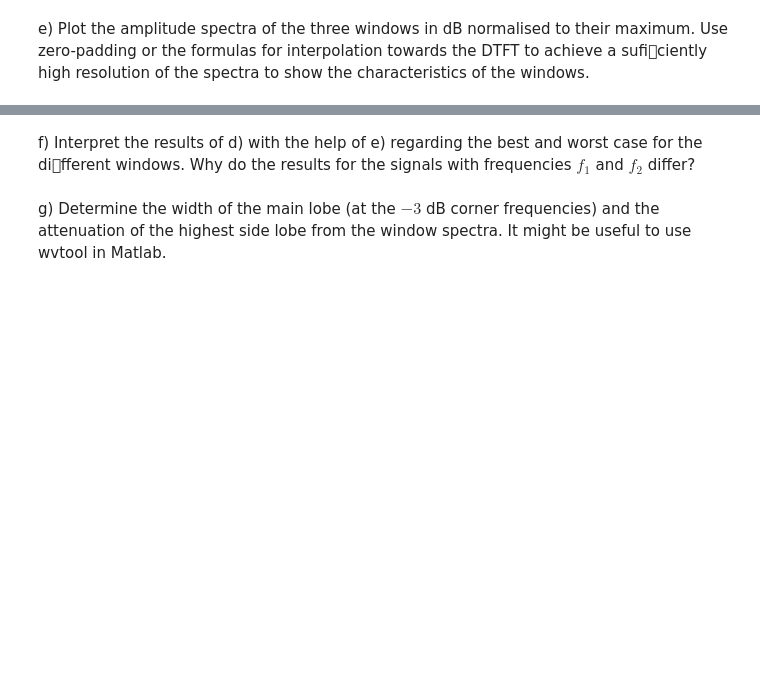
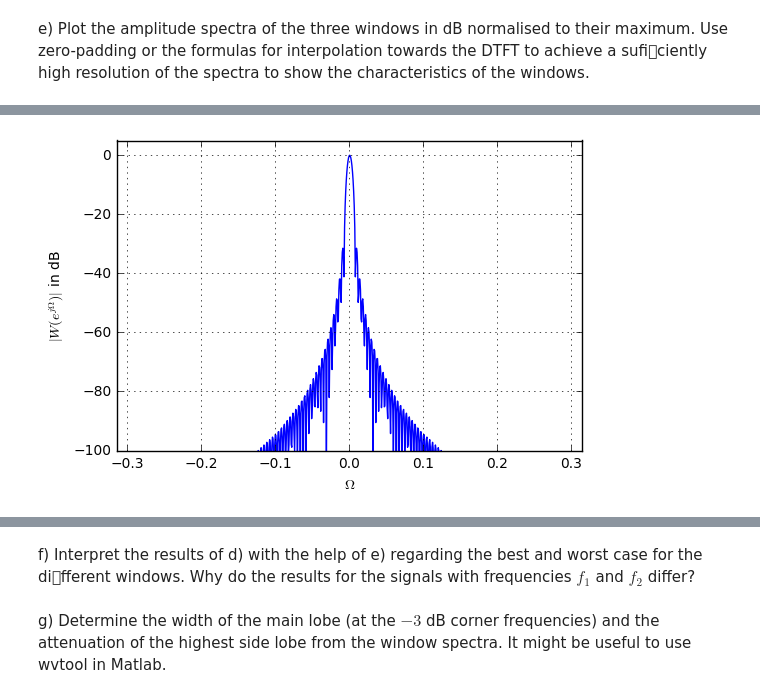
Before and after one commit to JakobHeller/DigitalSignalProcessing, a Jupyter notebook: Lab1.ipynb, the cells around one changed output, grey strips where cells are left out. Saved outputs shown, nothing was run; the diff lists cells and outputs as text; code cells hidden in the pictures; blank space fills up the shorter version.

```diff
--- a/Lab1.ipynb
+++ b/Lab1.ipynb
@@ -94,0 +120,4 @@ high resolution of the spectra to show the characteristics of the windows.
+# %%
+amplitude_spectra_Zero_padding(w_hanning)
+# %% [output]
+[figure, added]
```
Also changed, not shown: parts of 14 cells of this notebook.
